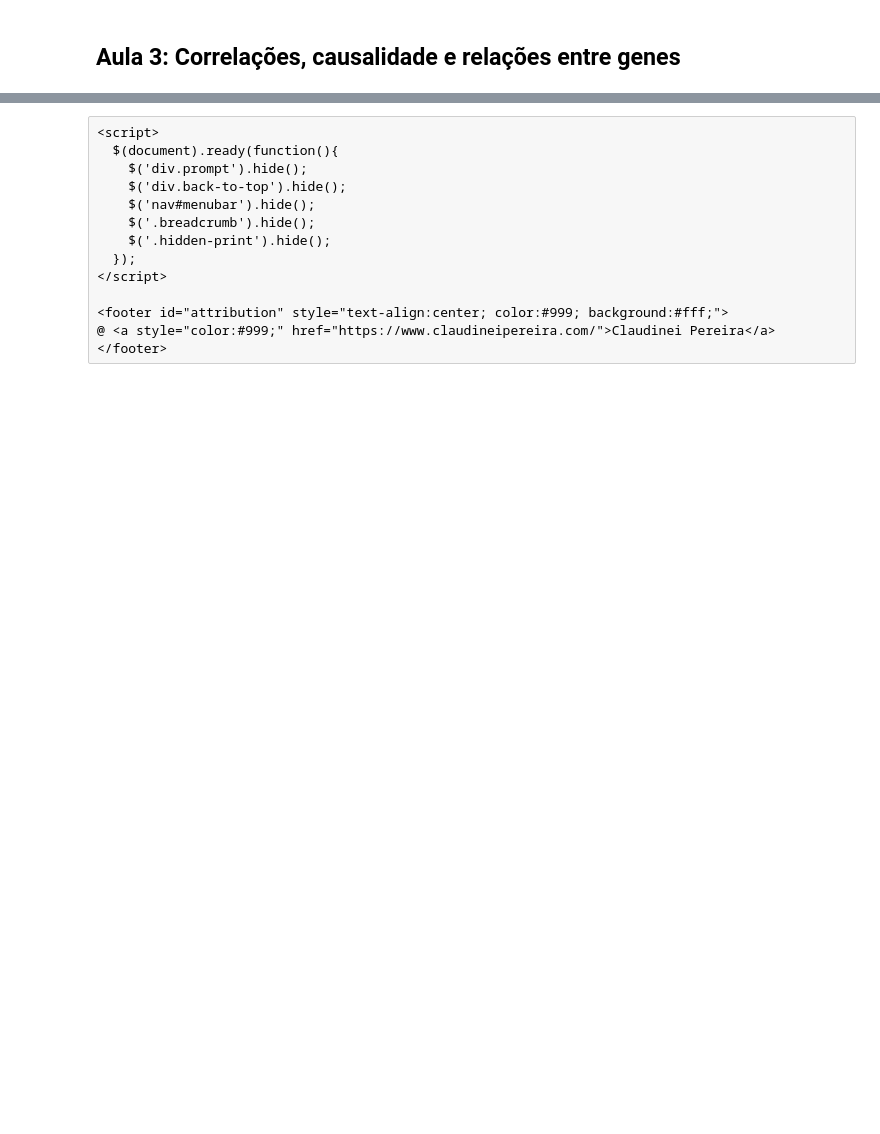
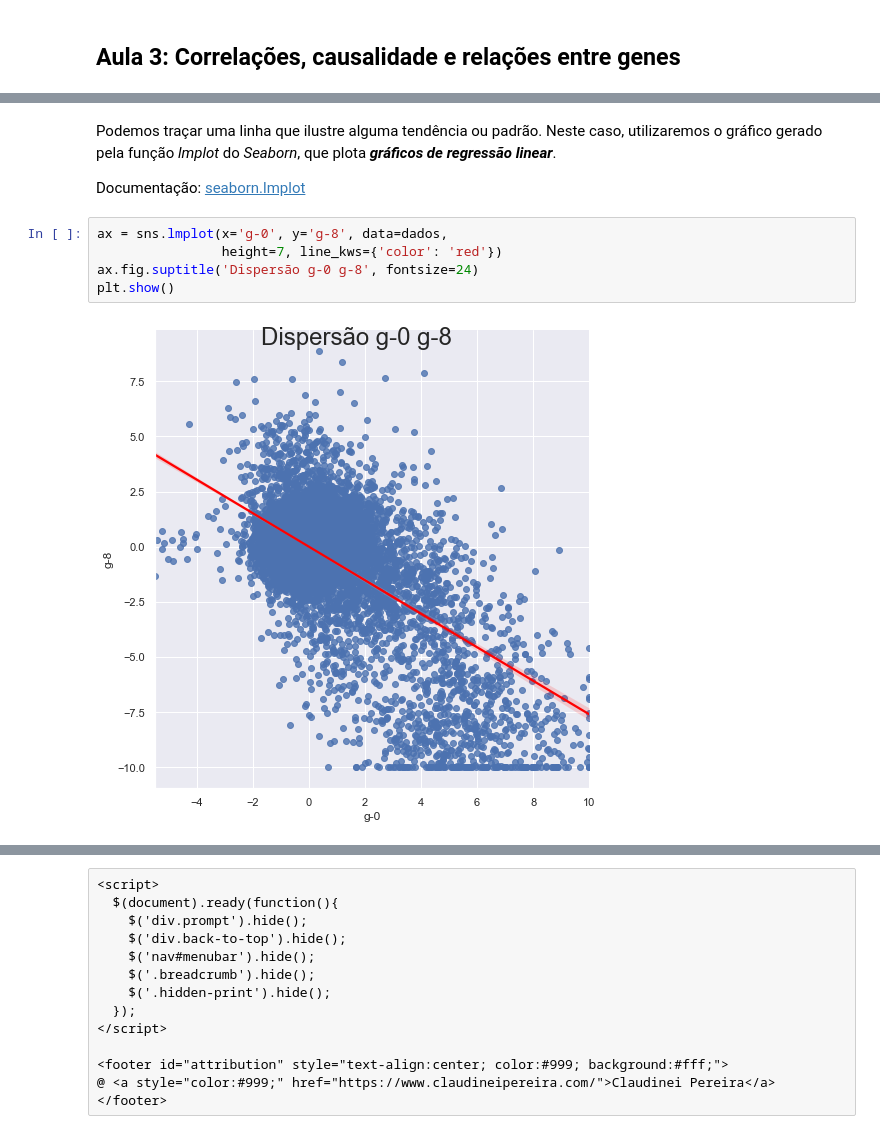
Before and after one commit to claudineipereira/alura-imersaodados3, a Jupyter notebook: aula3.ipynb, the cells around one changed output, grey strips where cells are left out. Saved outputs shown, nothing was run; the diff lists cells and outputs as text; blank space fills up the shorter version.

```diff
--- a/aula3.ipynb
+++ b/aula3.ipynb
@@ -76,0 +189,11 @@ dados.describe()
+# %% [markdown]
+Podemos traçar uma linha que ilustre alguma tendência ou padrão. Neste caso, utilizaremos o gráfico gerado pela função *lmplot* do *Seaborn*, que plota ***gráficos de regressão linear***.
+
+Documentação: [seaborn.lmplot](https://seaborn.pydata.org/generated/seaborn.lmplot.html?highlight=lmplot#seaborn.lmplot)
+# %%
+ax = sns.lmplot(x='g-0', y='g-8', data=dados,
+                height=7, line_kws={'color': 'red'})
+ax.fig.suptitle('Dispersão g-0 g-8', fontsize=24)
+plt.show()
+# %% [output]
+[figure, added]
```
Also changed, not shown: parts of 54 cells of this notebook.
